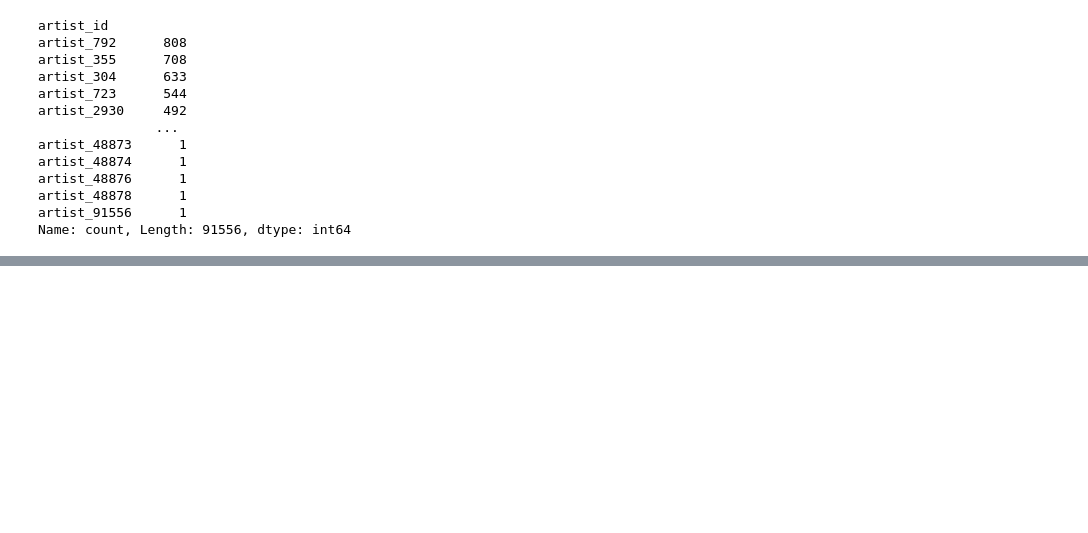
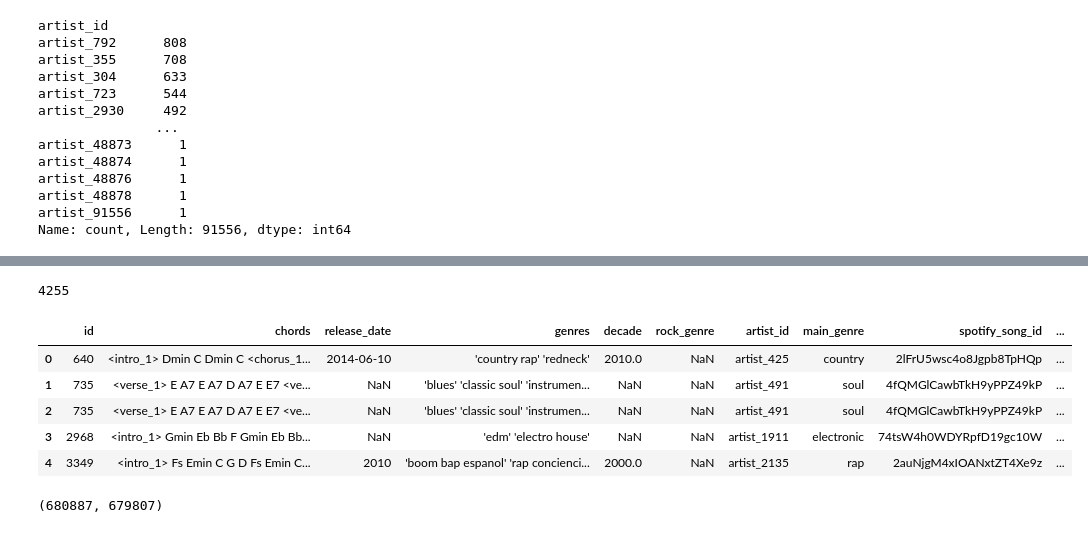
Before and after one commit to samzhang111/CSYS5870_2025F, a Jupyter notebook: demos/week-1/chordonomicon.ipynb, the cells around one changed output, grey strips where cells are left out. Drawn from its saved outputs; the diff is of its cells as text; code cells hidden in the pictures; blank space fills up the shorter version.

Commit message:
week 1 slides and demo

```diff
--- a/demos/week-1/chordonomicon.ipynb
+++ b/demos/week-1/chordonomicon.ipynb
@@ -57,0 +152,8 @@ Name: count, Length: 91556, dtype: int64
+# %%
+# This makes it so we show more columns in the dataframes in the notebook
+pd.set_option('display.max_columns', 50)
+# %%
+spotify_songs = pd.read_csv("./week-1/spotify_songs.csv")
+print(spotify_songs.shape)
+
+spotify_songs.head()
@@ -57,0 +168,22 @@ Name: count, Length: 91556, dtype: int64
+# %%
+# Inner join: we only keep the songs that have spotify IDs in both the chordonomicon dataset AND the spotify dataset
+df_with_spotify = pd.merge(df, spotify_songs, left_on='spotify_song_id', right_on='track_id')
+
+print(len(df_with_spotify))
+
+df_with_spotify.head()
+# %% [output]
+4255
+|  | id | chords | release_date | genres | decade | rock_genre | artist_id | main_genre | spotify_song_id | ... |
+| 0 | 640 | <intro_1> Dmin C Dmin C <chorus_1... | 2014-06-10 | 'country rap' 'redneck' | 2010.0 | NaN | artist_425 | country | 2lFrU5wsc4o8Jgpb8TpHQp | ... |
+| 1 | 735 | <verse_1> E A7 E A7 D A7 E E7 <ve... | NaN | 'blues' 'classic soul' 'instrumen... | NaN | NaN | artist_491 | soul | 4fQMGlCawbTkH9yPPZ49kP | ... |
+| 2 | 735 | <verse_1> E A7 E A7 D A7 E E7 <ve... | NaN | 'blues' 'classic soul' 'instrumen... | NaN | NaN | artist_491 | soul | 4fQMGlCawbTkH9yPPZ49kP | ... |
+| 3 | 2968 | <intro_1> Gmin Eb Bb F Gmin Eb Bb... | NaN | 'edm' 'electro house' | NaN | NaN | artist_1911 | electronic | 74tsW4h0WDYRpfD19gc10W | ... |
+| 4 | 3349 | <intro_1> Fs Emin C G D Fs Emin C... | 2010 | 'boom bap espanol' 'rap concienci... | 2000.0 | NaN | artist_2135 | rap | 2auNjgM4xIOANxtZT4Xe9z | ... |
+# %%
+# If we wanted everything in chordonomicon REGARDLESS of whether it had a spotify record linked
+df_with_spotify_left_join = pd.merge(df, spotify_songs, left_on='spotify_song_id', right_on='track_id', how='left')
+
+len(df_with_spotify_left_join), len(df)
+# %% [output]
+(680887, 679807)
```
Also changed, not shown: parts of 23 cells of this notebook, 8 other files.
